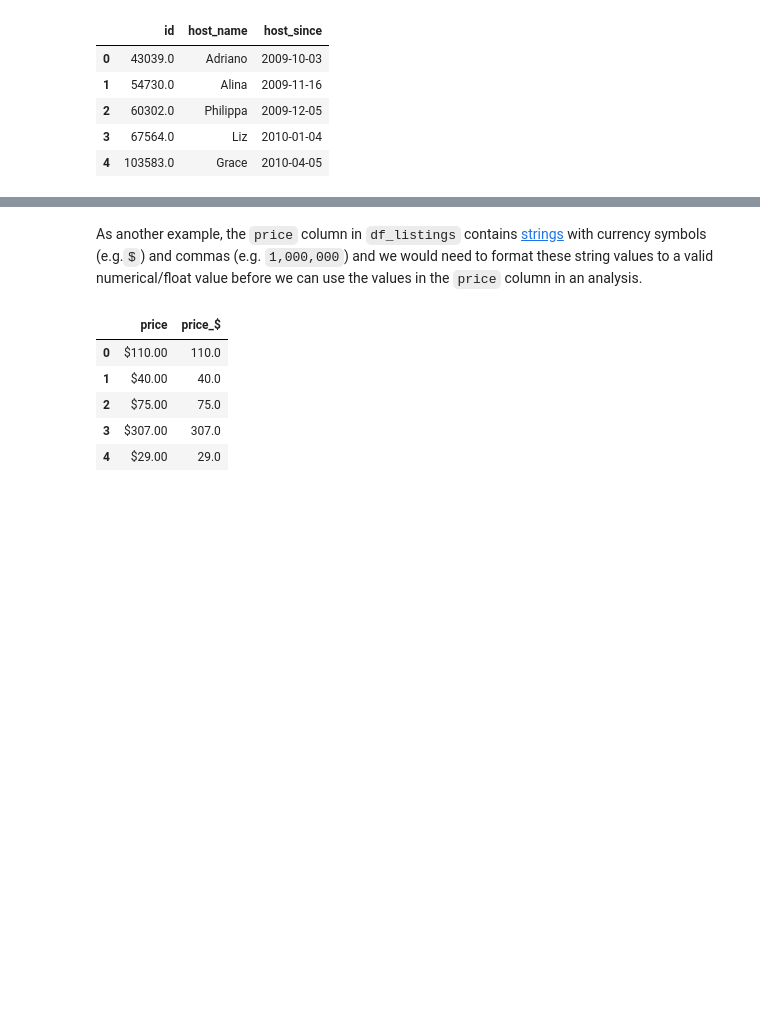
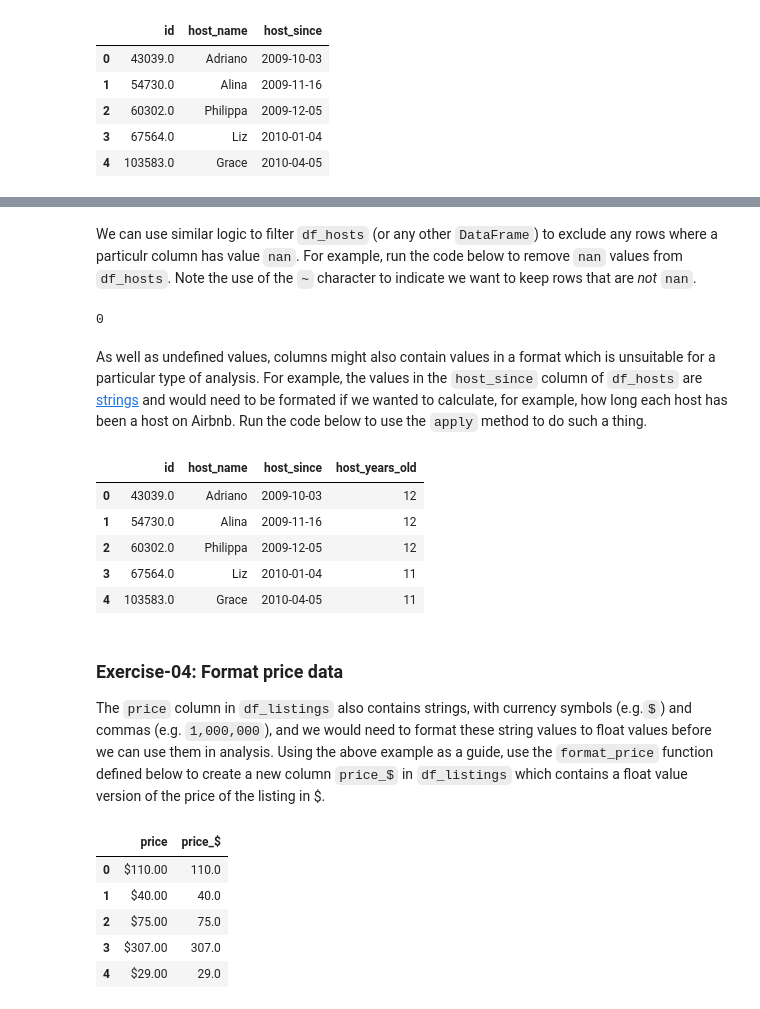
Before and after one commit to data-analytics-in-business/week-01, a Jupyter notebook: exercises/01-Beginner.ipynb, the cells around one changed output, grey strips where cells are left out. Saved outputs shown, nothing was run; the diff lists cells and outputs as text; code cells hidden in the pictures; blank space fills up the shorter version.

```diff
--- a/exercises/01-Beginner.ipynb
+++ b/exercises/01-Beginner.ipynb
@@ -75,5 +84,28 @@ sum(df_listings['price'].isna())
+# %% [markdown]
+We can use similar logic to filter `df_hosts` (or any other `DataFrame`) to exclude any rows where a particulr column has value `nan`. For example, run the code below to remove `nan` values from `df_hosts`. Note the use of the `~` character to indicate we want to keep rows that are *not* `nan`.
+# %%
+df_hosts = df_hosts[~df_hosts['host_since'].isna()]
+print(sum(df_hosts['host_since'].isna())) # Explain this check!
+# %% [output]
+0
+# %% [markdown]
+As well as undefined values, columns might also contain values in a format which is unsuitable for a particular type of analysis. For example, the values in the `host_since` column of `df_hosts` are [strings](https://www.w3schools.com/python/python_strings.asp) and would need to be formated if we wanted to calculate, for example, how long each host has been a host on Airbnb. Run the code below to use the `apply` method to do such a thing.
+# %%
+def host_years_old(host_since):
+    return(2021 - int(host_since.split('-')[0]))
+
+df_hosts['host_years_old'] = df_hosts['host_since'].apply(host_years_old)
+df_hosts.head()
+# %% [output]
+|  | id | host_name | host_since | host_years_old |
+| 0 | 43039.0 | Adriano | 2009-10-03 | 12 |
+| 1 | 54730.0 | Alina | 2009-11-16 | 12 |
+| 2 | 60302.0 | Philippa | 2009-12-05 | 12 |
+| 3 | 67564.0 | Liz | 2010-01-04 | 11 |
+| 4 | 103583.0 | Grace | 2010-04-05 | 11 |
 # %% [markdown]
-As another example, the `price` column in `df_listings` contains [strings](https://www.w3schools.com/python/python_strings.asp) with currency symbols (e.g.`$`) and commas (e.g. `1,000,000`) and we would need to format these string values to a valid numerical/float value before we can use the values in the `price` column in an analysis.
+### Exercise-04: Format price data
+The `price` column in `df_listings` also contains strings, with currency symbols (e.g.`$`) and commas (e.g. `1,000,000`), and we would need to format these string values to float values before we can use them in analysis. Using the above example as a guide, use the `format_price` function defined below to create a new column `price_$` in `df_listings` which contains a float value version of the price of the listing in $.
 # %%
 def format_price(price):
     return(float(price.replace('$','').replace(',','')))
```
Also changed, not shown: parts of 15 cells of this notebook.
